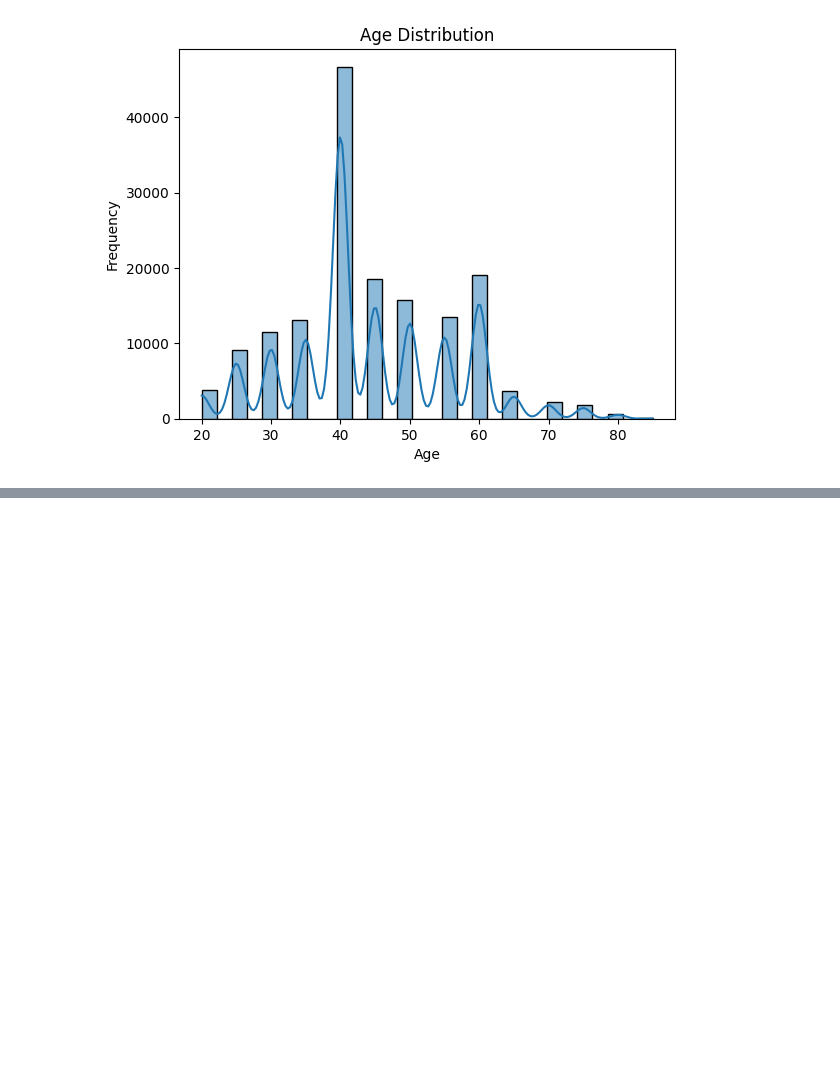
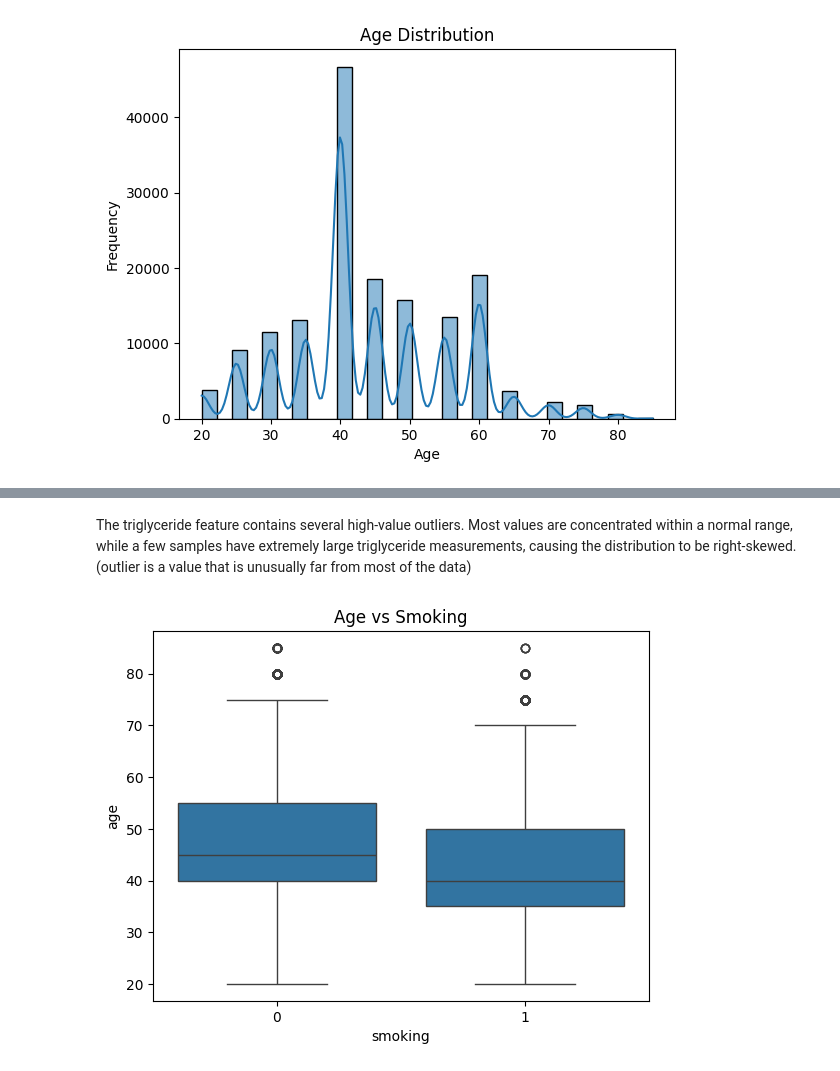
Before and after one commit to Skrat21/ml_final_aignement_3, a Jupyter notebook: 1_exploratory.ipynb, the cells around one changed output, grey strips where cells are left out. Drawn from its saved outputs; the diff is of its cells as text; code cells hidden in the pictures; blank space fills up the shorter version.

```diff
--- a/1_exploratory.ipynb
+++ b/1_exploratory.ipynb
@@ -104,0 +117,10 @@ plt.show()
+# %% [markdown]
+The triglyceride feature contains several high-value outliers. Most values are concentrated within a normal range, while a few samples have extremely large triglyceride measurements, causing the distribution to be right-skewed. (outlier is a value that is unusually far from most of the data)
+# %%
+sns.boxplot(x='smoking', y='age', data=df)
+
+plt.title("Age vs Smoking")
+
+plt.show()
+# %% [output]
+[figure, added]
```
Also changed, not shown: parts of 18 cells of this notebook, 1 other file.
